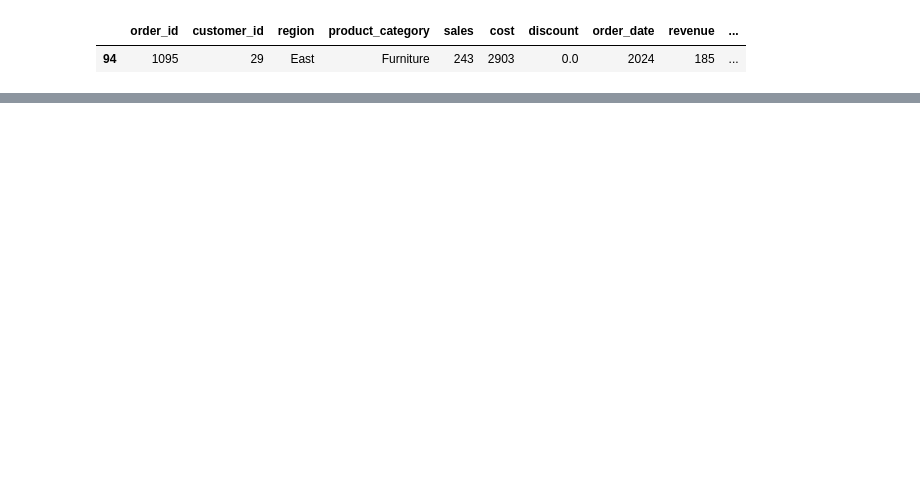
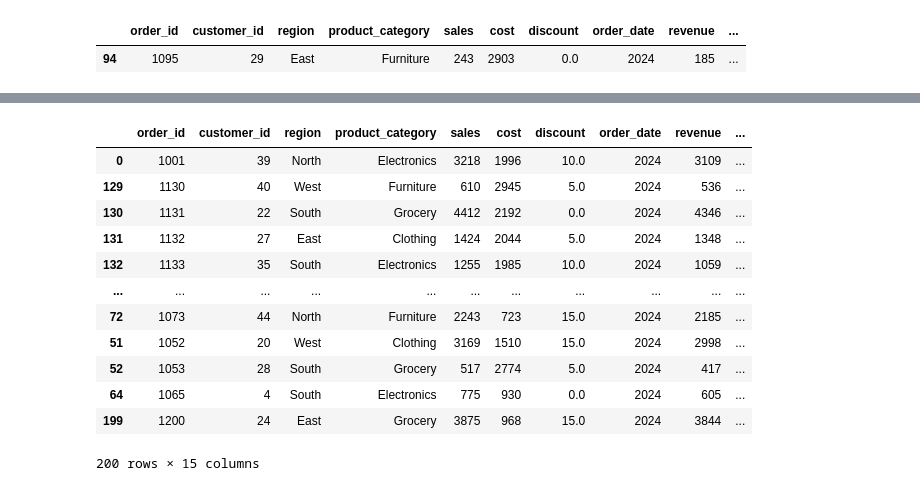
Before and after one commit to rramanswain2001/Python-code, a Jupyter notebook: data analysis with pandas.ipynb, the cells around one changed output, grey strips where cells are left out. Cells and saved outputs as stored; diff of their text form; code cells hidden in the pictures; blank space fills up the shorter version.

```diff
--- a/data analysis with pandas.ipynb
+++ b/data analysis with pandas.ipynb
@@ -2268,0 +1011,20 @@ df
+# %%
+# Calculate rolling 7-day average of sales.
+df['date'] = pd.to_datetime(df['date'])
+df = df.sort_values('date')
+df['rolling_7day_avg_sales'] = df['sales'].rolling(window=7).mean()
+df
+# %% [output]
+|  | order_id | customer_id | region | product_category | sales | cost | discount | order_date | revenue | ... |
+| 0 | 1001 | 39 | North | Electronics | 3218 | 1996 | 10.0 | 2024 | 3109 | ... |
+| 129 | 1130 | 40 | West | Furniture | 610 | 2945 | 5.0 | 2024 | 536 | ... |
+| 130 | 1131 | 22 | South | Grocery | 4412 | 2192 | 0.0 | 2024 | 4346 | ... |
+| 131 | 1132 | 27 | East | Clothing | 1424 | 2044 | 5.0 | 2024 | 1348 | ... |
+| 132 | 1133 | 35 | South | Electronics | 1255 | 1985 | 10.0 | 2024 | 1059 | ... |
+| ... | ... | ... | ... | ... | ... | ... | ... | ... | ... | ... |
+| 72 | 1073 | 44 | North | Furniture | 2243 | 723 | 15.0 | 2024 | 2185 | ... |
+| 51 | 1052 | 20 | West | Clothing | 3169 | 1510 | 15.0 | 2024 | 2998 | ... |
+| 52 | 1053 | 28 | South | Grocery | 517 | 2774 | 5.0 | 2024 | 417 | ... |
+| 64 | 1065 | 4 | South | Electronics | 775 | 930 | 0.0 | 2024 | 605 | ... |
+| 199 | 1200 | 24 | East | Grocery | 3875 | 968 | 15.0 | 2024 | 3844 | ... |
+200 rows × 15 columns
```
Also changed, not shown: parts of 133 cells of this notebook.
